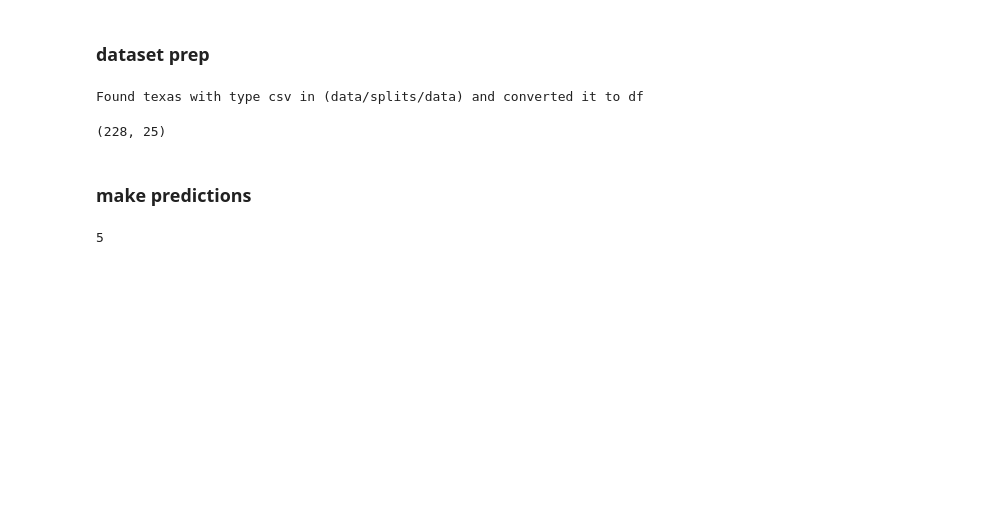
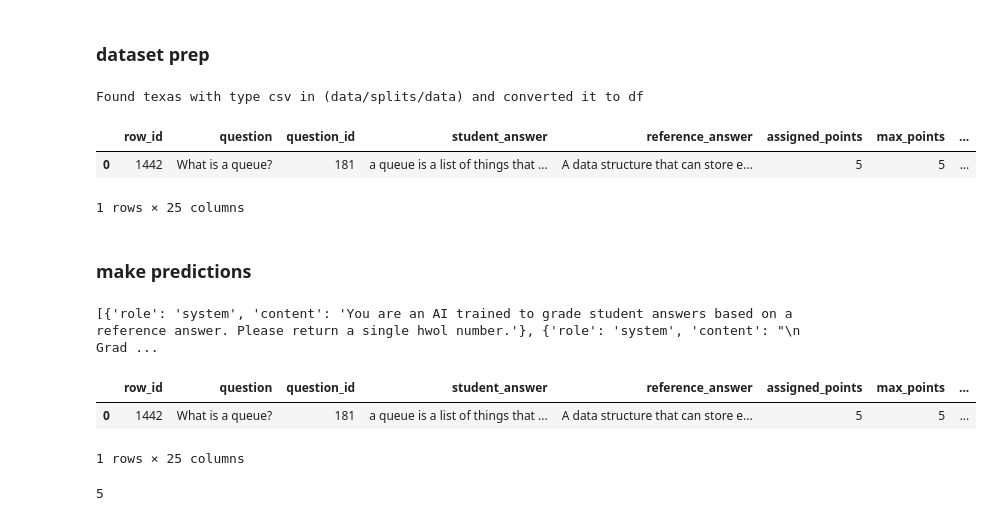
Before and after one commit to OlafVrijmoet/Thesis, a Jupyter notebook: gpt_3.ipynb, the cells around one changed output. Cells and saved outputs as stored; diff of their text form; code cells hidden in the pictures; blank space fills up the shorter version.

Commit message:
API implementation, epochs and shots added to row

```diff
--- a/gpt_3.ipynb
+++ b/gpt_3.ipynb
@@ -342,9 +341,11 @@ dataset.split_datasets()
 # %% [output]
 Found texas with type csv in (data/splits/data) and converted it to df
 # %%
-dataset["validation_df"].shape
+dataset["validation_df"].head(1)
 # %% [output]
+|  | row_id | question | question_id | student_answer | reference_answer | assigned_points | max_points | ... |
+| 0 | 1442 | What is a queue? | 181 | a queue is a list of things that ... | A data structure that can store e... | 5 | 5 | ... |
-(228, 25)
+1 rows × 25 columns
 # %% [markdown]
 ### make predictions
 # %%
@@ -363,3 +431,7 @@ import pandas as pd
+# %%
+assinged_points = grade_student_answer(row=dataset["validation_df"].iloc[0], model=gpt_3_engine, shots=5)
+# %% [output]
+[{'role': 'system', 'content': 'You are an AI trained to grade student answers based on a reference answer. Please return a single hwol number.'}, {'role': 'system', 'content': "\n                Grad ...
 # %%
 def grade_student_answer(row, model):
 
@@ -446,6 +518,12 @@ def grade_student_answer(row, model):
     return predicted_points
 # %%
 index = 10
+# %%
+dataset["validation_df"].head(1)
+# %% [output]
+|  | row_id | question | question_id | student_answer | reference_answer | assigned_points | max_points | ... |
+| 0 | 1442 | What is a queue? | 181 | a queue is a list of things that ... | A data structure that can store e... | 5 | 5 | ... |
+1 rows × 25 columns
 # %%
 dataset["validation_df"].iloc[index]["assigned_points"]
 # %% [output]
```
Also changed, not shown: parts of 5 cells of this notebook, 11 other files.
